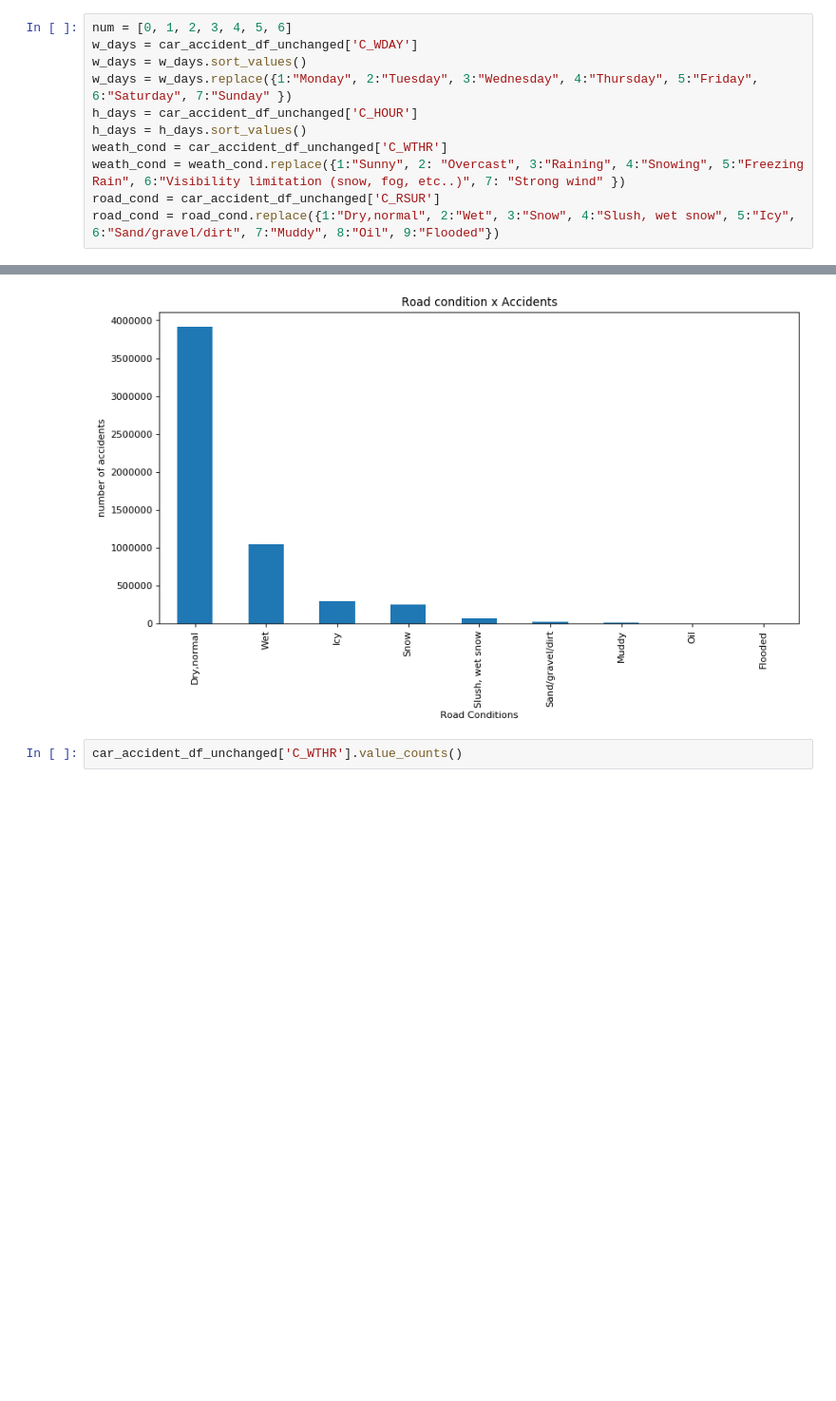
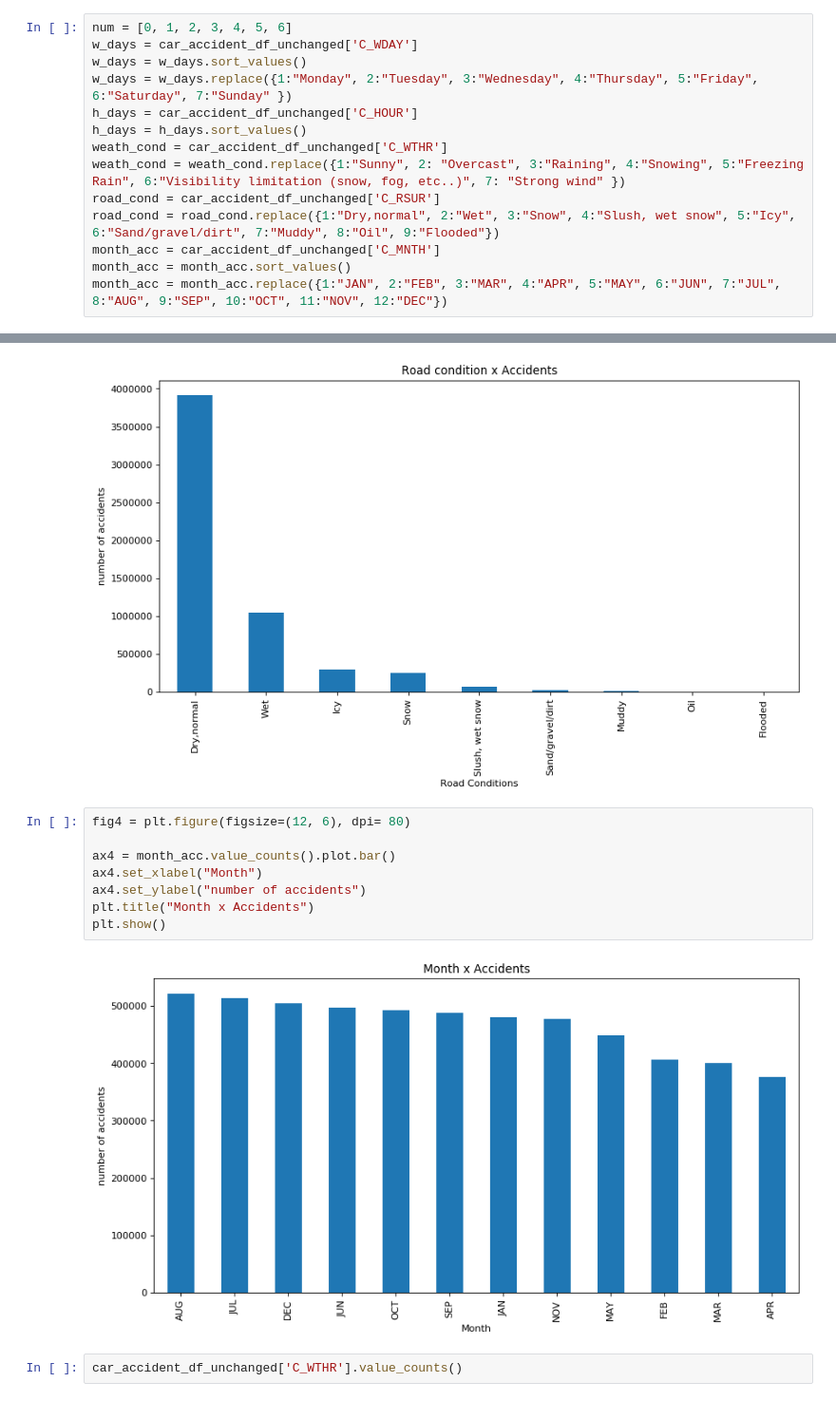
Before and after one commit to carloscaeduardo/Coursera_Capstone2, a Jupyter notebook: Canada_collision_prediction.ipynb, the cells around one changed output, grey strips where cells are left out. Shown at 95% size. Drawn from its saved outputs; the diff is of its cells as text; blank space fills up the shorter version.

```diff
--- a/Canada_collision_prediction.ipynb
+++ b/Canada_collision_prediction.ipynb
@@ -227,6 +244,9 @@ weath_cond = car_accident_df_unchanged['C_WTHR']
 weath_cond = weath_cond.replace({1:"Sunny", 2: "Overcast", 3:"Raining", 4:"Snowing", 5:"Freezing Rain", 6:"Visibility limitation (snow, fog, etc..)", 7: "Strong wind" })
 road_cond = car_accident_df_unchanged['C_RSUR']
 road_cond = road_cond.replace({1:"Dry,normal", 2:"Wet", 3:"Snow", 4:"Slush, wet snow", 5:"Icy", 6:"Sand/gravel/dirt", 7:"Muddy", 8:"Oil", 9:"Flooded"})
+month_acc = car_accident_df_unchanged['C_MNTH']
+month_acc = month_acc.sort_values()
+month_acc = month_acc.replace({1:"JAN", 2:"FEB", 3:"MAR", 4:"APR", 5:"MAY", 6:"JUN", 7:"JUL", 8:"AUG", 9:"SEP", 10:"OCT", 11:"NOV", 12:"DEC"})
 # %%
 w_days
 # %% [output]
@@ -292,6 +312,16 @@ plt.title("Road condition x Accidents")
 plt.show()
 # %% [output]
 [figure]
+# %%
+fig4 = plt.figure(figsize=(12, 6), dpi= 80)
+
+ax4 = month_acc.value_counts().plot.bar()
+ax4.set_xlabel("Month")
+ax4.set_ylabel("number of accidents")
+plt.title("Month x Accidents")
+plt.show()
+# %% [output]
+[figure, added]
 # %%
 car_accident_df_unchanged['C_WTHR'].value_counts()
 # %% [output]
```
Also changed, not shown: parts of 18 cells of this notebook, 1 other file.
